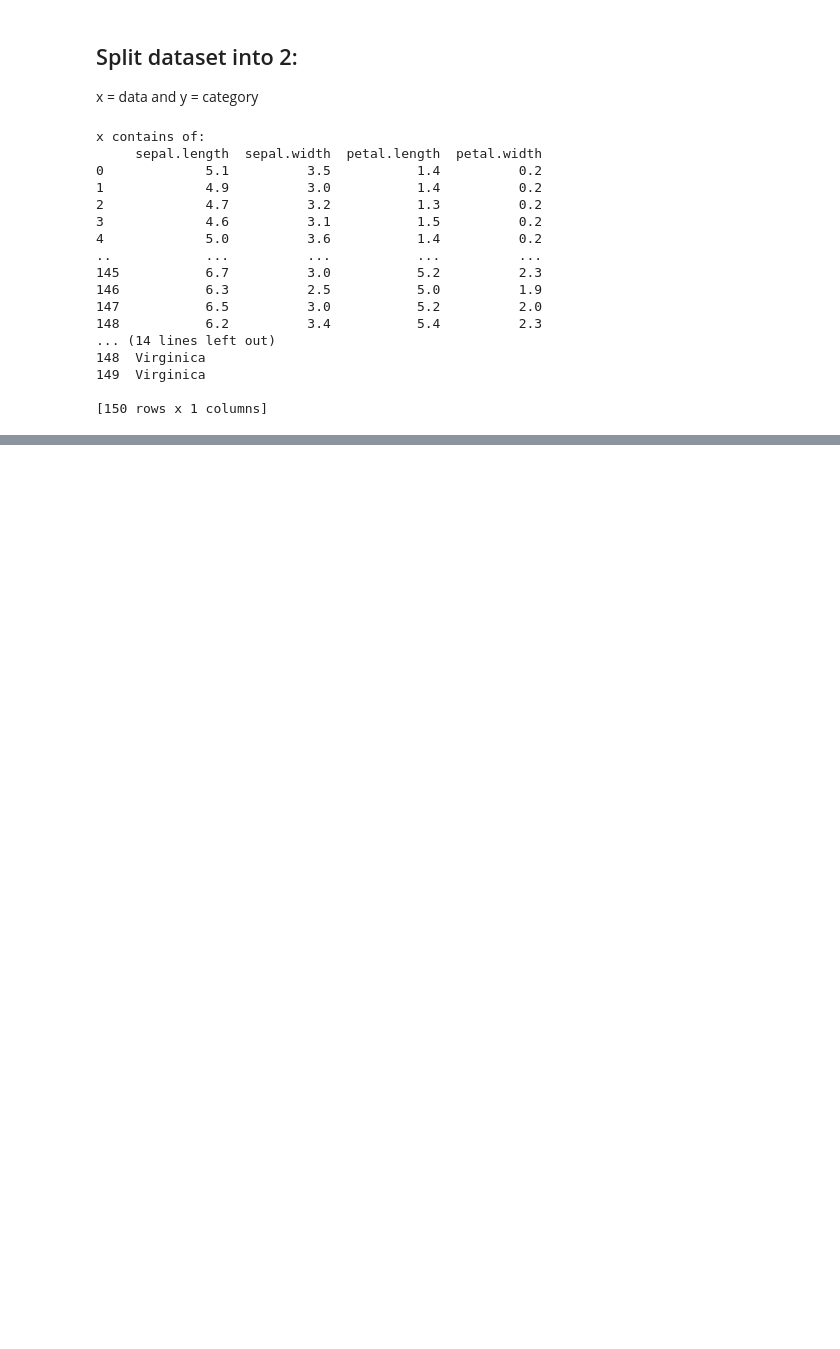
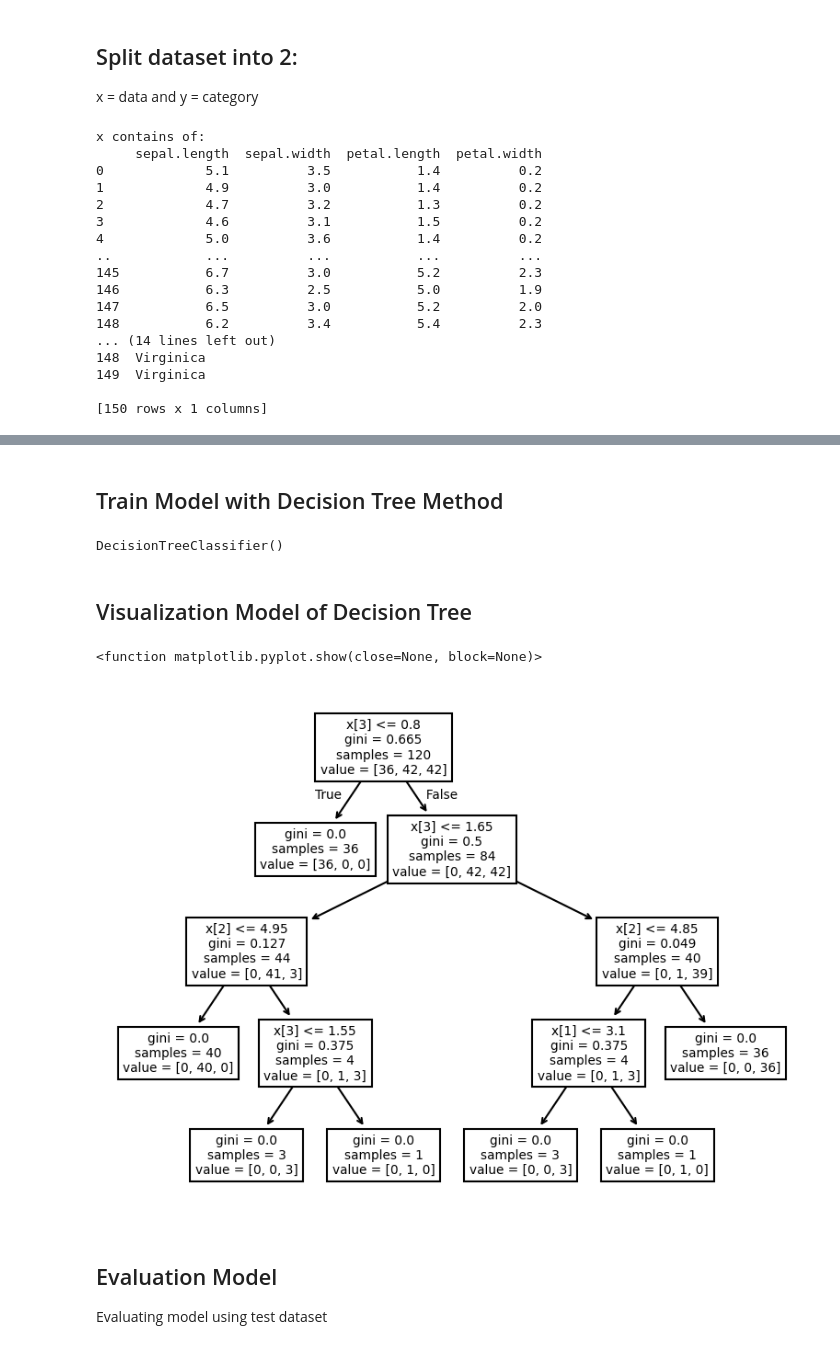
Before and after one commit to ynonrp/iris-classification-using-decision-tree, a Jupyter notebook: Classification Iris using Decision Tree.ipynb, the cells around one changed output, grey strips where cells are left out. Saved outputs shown, nothing was run; the diff lists cells and outputs as text; code cells hidden in the pictures; blank space fills up the shorter version.

```diff
--- a/Classification Iris using Decision Tree.ipynb
+++ b/Classification Iris using Decision Tree.ipynb
@@ -53,0 +58,9 @@ x contains of:
+# %%
+from sklearn.model_selection import train_test_split
+
+x_train, x_test, y_train, y_test = train_test_split(x, y, test_size=0.2, random_state=2)
+
+print("x for test contains of: ")
+print(x_test)
+print("y for test contains of: ")
+print(y_test)
@@ -53,0 +108,24 @@ x contains of:
+# %% [markdown]
+## Train Model with Decision Tree Method
+# %%
+from sklearn.tree import DecisionTreeClassifier
+
+model = DecisionTreeClassifier()
+model.fit(x_train, y_train)
+# %% [output]
+DecisionTreeClassifier()
+# %% [markdown]
+## Visualization Model of Decision Tree
+# %%
+import matplotlib.pyplot as plt
+from sklearn import tree
+
+plt.rcParams['figure.dpi'] = 150
+tree.plot_tree(model)
+plt.show
+# %% [output]
+<function matplotlib.pyplot.show(close=None, block=None)>
+[figure, added]
+# %% [markdown]
+## Evaluation Model
+Evaluating model using test dataset
```
Also changed, not shown: parts of 5 cells of this notebook.
